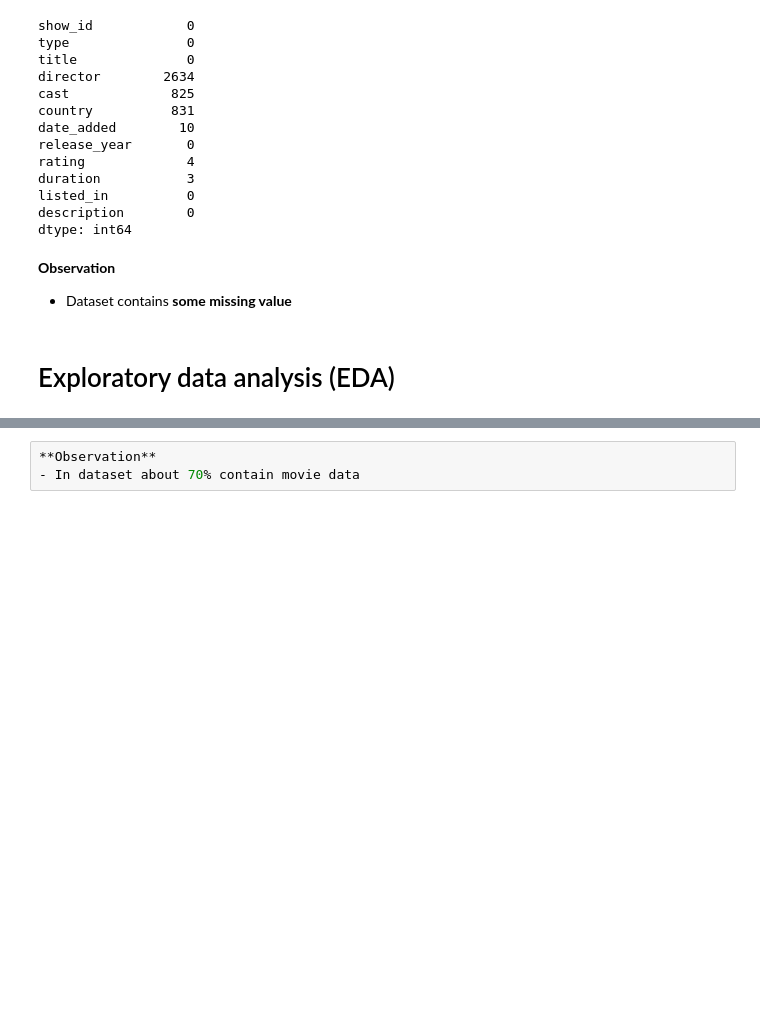
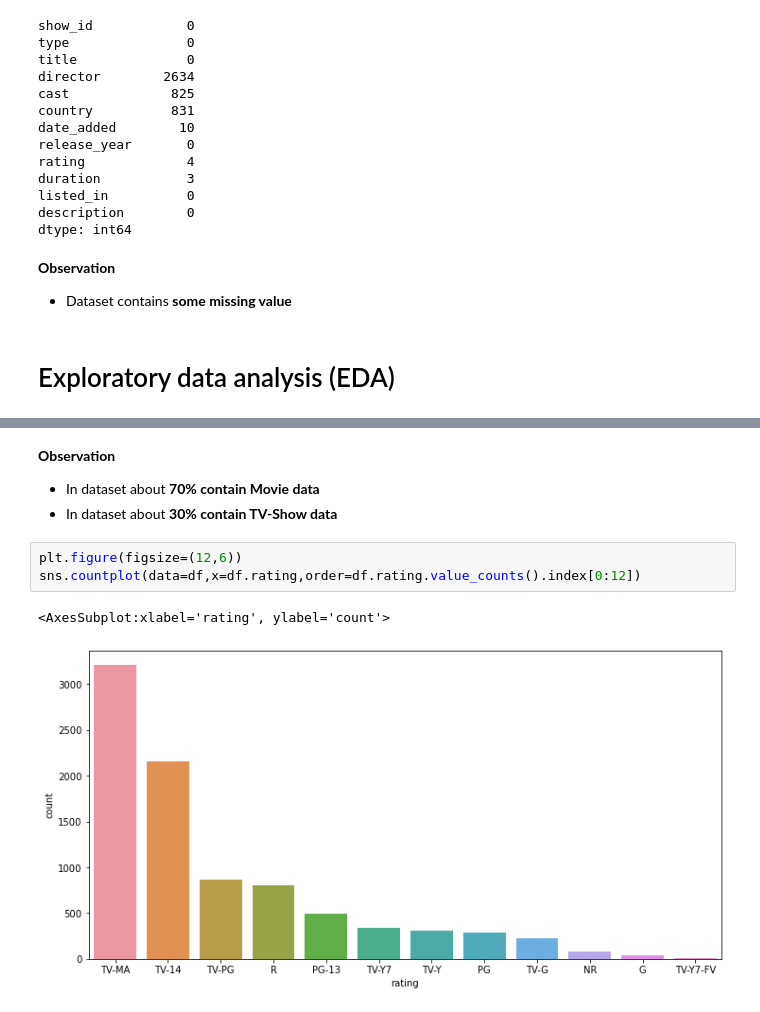
Before and after one commit to Sialsanwal/CodeClause-Movie-Analysis, a Jupyter notebook: Movie Analysis.ipynb, the cells around one changed output, grey strips where cells are left out. Drawn from its saved outputs; the diff is of its cells as text; blank space fills up the shorter version.

```diff
--- a/Movie Analysis.ipynb
+++ b/Movie Analysis.ipynb
@@ -115,3 +118,10 @@ plt.legend()
-# %%
-**Observation**
-- In dataset about 70% contain movie data
+# %% [markdown]
+**Observation**
+- In dataset about **70% contain Movie data**
+- In dataset about **30% contain TV-Show data**
+# %%
+plt.figure(figsize=(12,6))
+sns.countplot(data=df,x=df.rating,order=df.rating.value_counts().index[0:12])
+# %% [output]
+<AxesSubplot:xlabel='rating', ylabel='count'>
+[figure, added]
```
Also changed, not shown: parts of 10 cells of this notebook.
